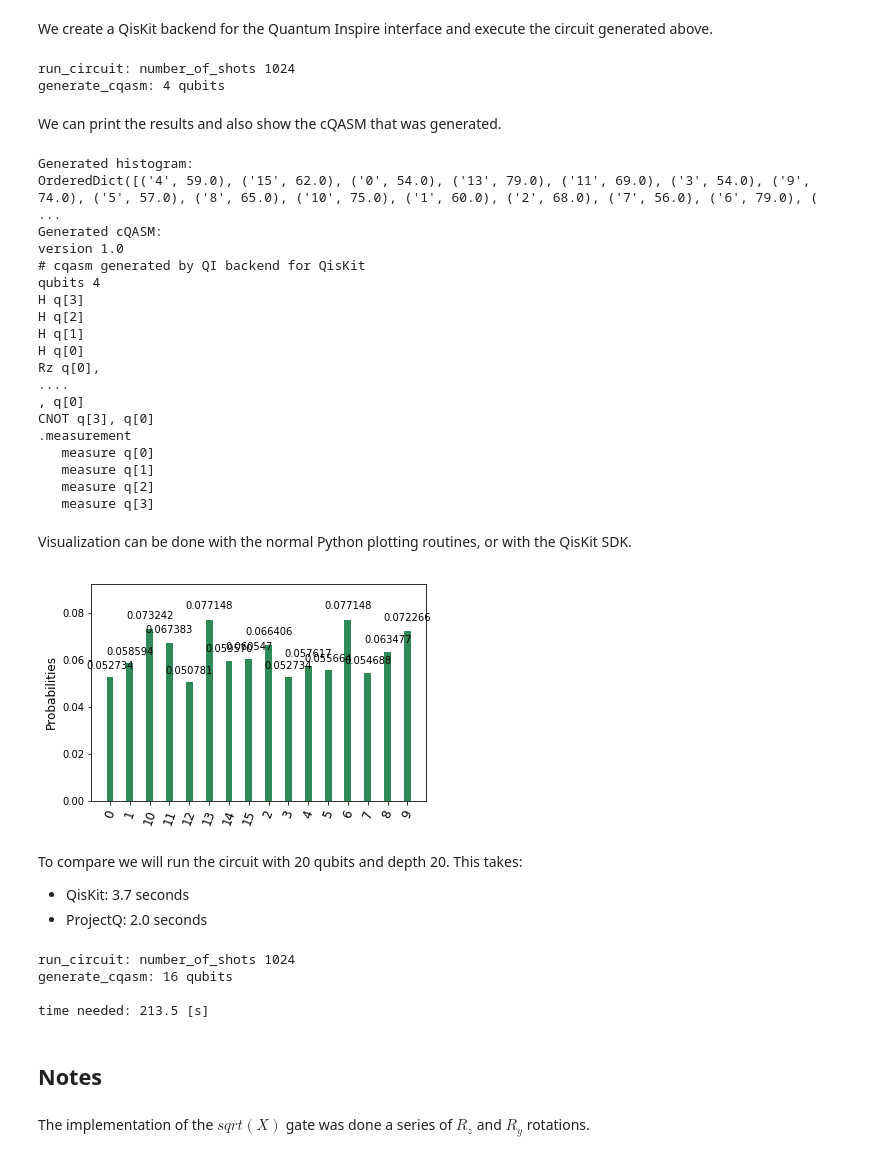
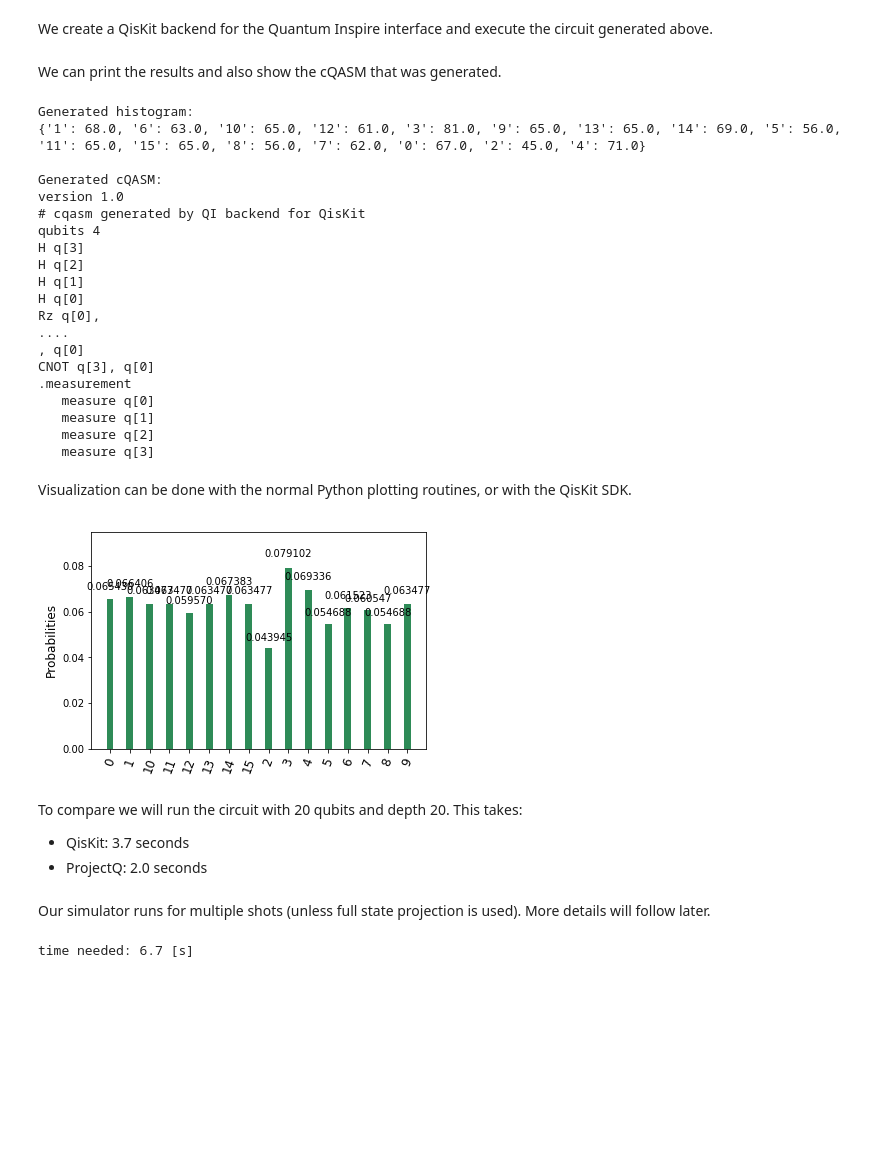
Before and after one commit to QuTech-Delft/quantuminspire, a Jupyter notebook: docs/qi-performance-test.ipynb, the cells around one changed output. Drawn from its saved outputs; the diff is of its cells as text; code cells hidden in the pictures; blank space fills up the shorter version.

```diff
--- a/docs/qi-performance-test.ipynb
+++ b/docs/qi-performance-test.ipynb
@@ -74,6 +86,8 @@ except:
     print('Enter password')
     passwd = getpass();
 
-auth = BasicAuthentication(username, passwd)
-qi = QuantumInspireAPI(r'https://api.quantum-inspire.com/', authentication=auth, project_name='performance_test_qi')
-_=qi.list_backend_types()
+uri = r'https://api.quantum-inspire.com/'
+authentication = BasicAuthentication(username, passwd)
+qi_api = QuantumInspireAPI(uri, authentication, project_name='performance_test_qi')
+
+_ = qi_api.list_backend_types()
@@ -88,22 +94,19 @@ Backend: 5-Qubit Silicon Spin (qubits 5)
 # %% [markdown]
 We create a QisKit backend for the Quantum Inspire interface and execute the circuit generated above.
-# %%
-from quantuminspire.qiskit.qiskit_backend import QiSimulatorPy
-backend=QiSimulatorPy(qi_api=qi)
-j=execute(qc, backend)
-# %% [output]
-run_circuit: number_of_shots 1024
-generate_cqasm: 4 qubits
+# %%
+qiskit_backend = QiSimulatorPy(qi_api)
+job = execute(qc, qiskit_backend)
 # %% [markdown]
 We can print the results and also show the cQASM that was generated.
 # %%
-print(Fore.BLUE+'Generated histogram:' + Fore.RESET)
-print(j.get_counts())
-print(Fore.BLUE+'Generated cQASM:' + Fore.RESET)
-print(backend._cqasm[0:101] + '\n....\n' + backend._cqasm[-100:])
+print('Generated histogram:')
+print(job.get_counts())
+print('\nGenerated cQASM:')
+print(qiskit_backend.compiled_qasm[0:101] + '\n....\n' + qiskit_backend.compiled_qasm[-100:])
 # %% [output]
 Generated histogram:
-OrderedDict([('4', 59.0), ('15', 62.0), ('0', 54.0), ('13', 79.0), ('11', 69.0), ('3', 54.0), ('9', 74.0), ('5', 57.0), ('8', 65.0), ('10', 75.0), ('1', 60.0), ('2', 68.0), ('7', 56.0), ('6', 79.0), ( ...
+{'1': 68.0, '6': 63.0, '10': 65.0, '12': 61.0, '3': 81.0, '9': 65.0, '13': 65.0, '14': 69.0, '5': 56.0, '11': 65.0, '15': 65.0, '8': 56.0, '7': 62.0, '0': 67.0, '2': 45.0, '4': 71.0}
+
 Generated cQASM:
 version 1.0
 # cqasm generated by QI backend for QisKit
@@ -124,26 +127,23 @@ CNOT q[3], q[0]
 # %% [markdown]
 Visualization can be done with the normal Python plotting routines, or with the QisKit SDK.
 # %%
-plot_histogram(j.get_counts(qc))
+plot_histogram(job.get_counts(qc))
 # %% [output]
-[figure, old version]
+[figure, new version]
 # %% [markdown]
 To compare we will run the circuit with 20 qubits and depth 20. This takes:
 
 * QisKit: 3.7 seconds
 * ProjectQ: 2.0 seconds
+# %% [markdown]
+Our simulator runs for multiple shots (unless full state projection is used). More details will follow later.
 # %%
-q,qc=pcircuit(20, 20)
-t0=time.time()
-j=execute(qc, backend)
-dt=time.time()-t0
-print('time needed: %.1f [s]' % (dt,))
+q, qc = pcircuit(10, 10)
+start_time = time.time()
+
+job = execute(qc, qiskit_backend, shots=8)
+interval = time.time() - start_time
+
+print('time needed: %.1f [s]' % (interval,))
 # %% [output]
-run_circuit: number_of_shots 1024
-generate_cqasm: 16 qubits
-
-time needed: 213.5 [s]
+time needed: 6.7 [s]
-# %% [markdown]
-## Notes
-# %% [markdown]
-The implementation of the $sqrt(X)$ gate was done a series of $R_z$ and $R_y$ rotations.
```
Also changed, not shown: parts of 7 cells of this notebook, 18 other files.
